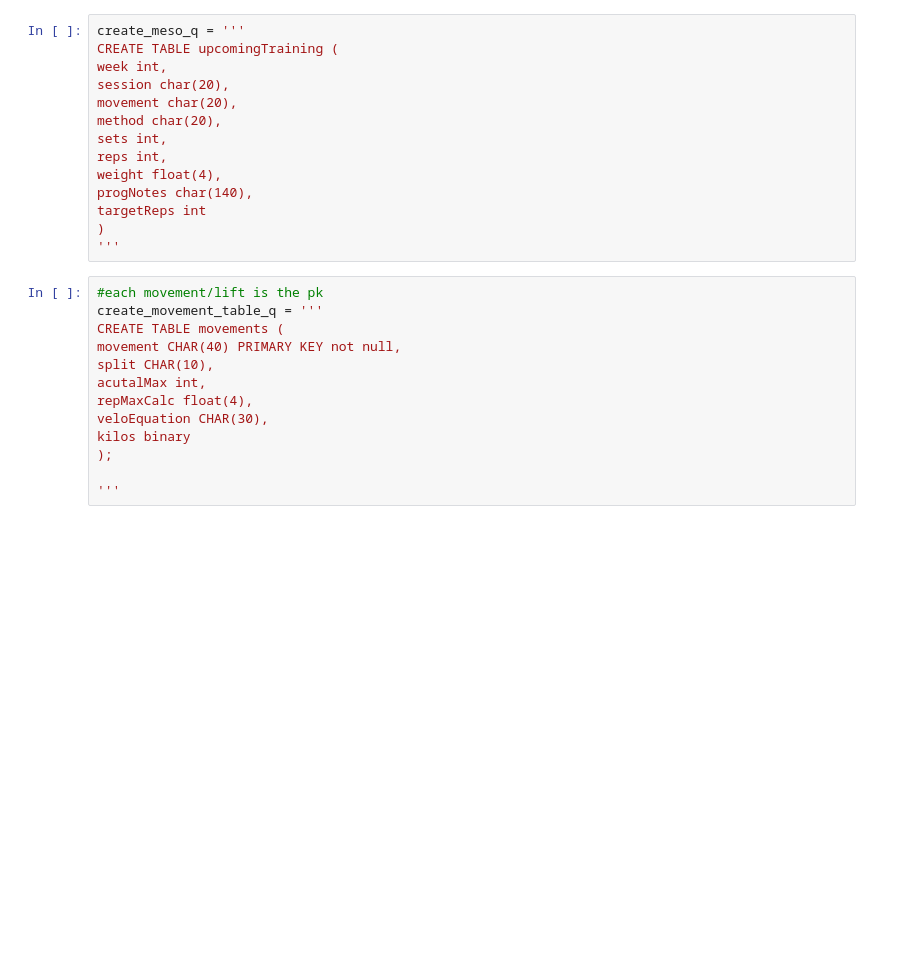
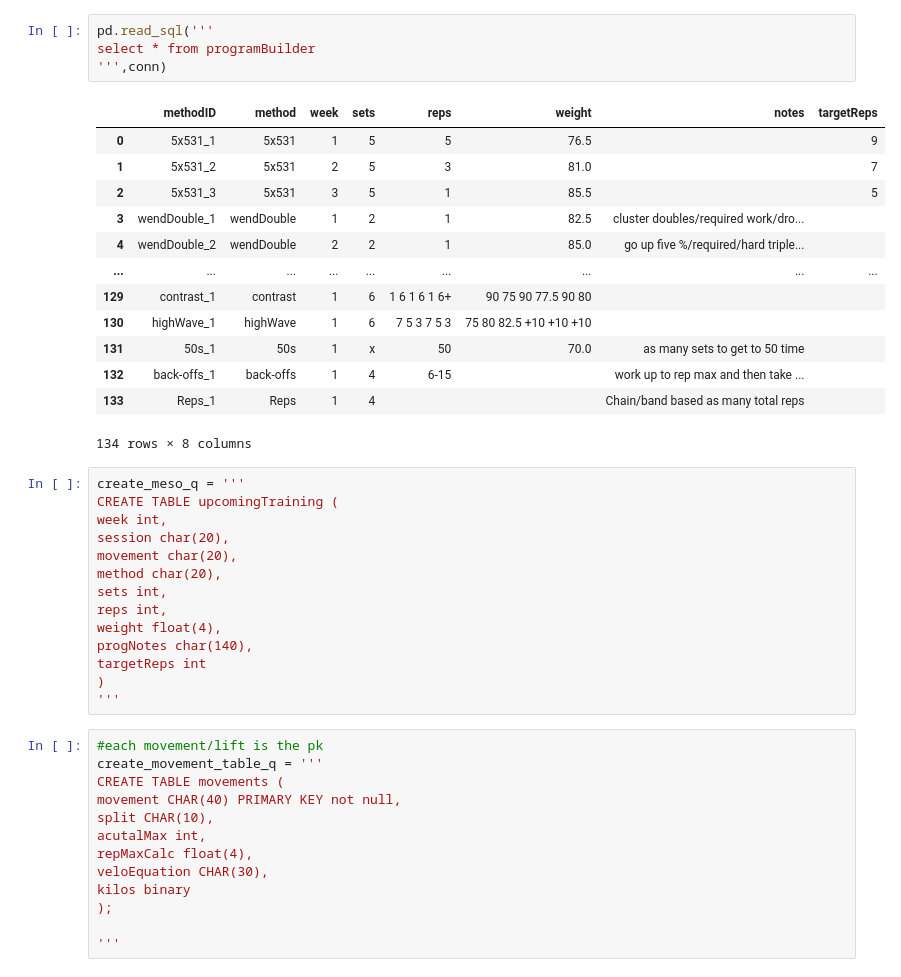
Before and after one commit to eac521/lifts, a Jupyter notebook: site/db_creation.ipynb, the cells around one changed output. Cells and saved outputs as stored; diff of their text form; blank space fills up the shorter version.

```diff
--- a/site/db_creation.ipynb
+++ b/site/db_creation.ipynb
@@ -13,3 +59,21 @@ conn = sqlite3.connect('training.db')
+# %%
+pd.read_sql('''
+select * from programBuilder
+''',conn)
+# %% [output]
+|  | methodID | method | week | sets | reps | weight | notes | targetReps |
+| 0 | 5x531_1 | 5x531 | 1 | 5 | 5 | 76.5 |  | 9 |
+| 1 | 5x531_2 | 5x531 | 2 | 5 | 3 | 81.0 |  | 7 |
+| 2 | 5x531_3 | 5x531 | 3 | 5 | 1 | 85.5 |  | 5 |
+| 3 | wendDouble_1 | wendDouble | 1 | 2 | 1 | 82.5 | cluster doubles/required work/dro... |  |
+| 4 | wendDouble_2 | wendDouble | 2 | 2 | 1 | 85.0 | go up five %/required/hard triple... |  |
+| ... | ... | ... | ... | ... | ... | ... | ... | ... |
+| 129 | contrast_1 | contrast | 1 | 6 | 1 6 1 6 1 6+ | 90 75 90 77.5 90 80 |  |  |
+| 130 | highWave_1 | highWave | 1 | 6 | 7 5 3 7 5 3 | 75 80 82.5 +10 +10 +10 |  |  |
+| 131 | 50s_1 | 50s | 1 | x | 50 | 70.0 | as many sets to get to 50 time |  |
+| 132 | back-offs_1 | back-offs | 1 | 4 | 6-15 |  | work up to rep max and then take ... |  |
+| 133 | Reps_1 | Reps | 1 | 4 |  |  | Chain/band based as many total reps |  |
+134 rows × 8 columns
 # %%
 create_meso_q = '''
 CREATE TABLE upcomingTraining (
```
Also changed, not shown: parts of 11 cells of this notebook, 5 other files.
